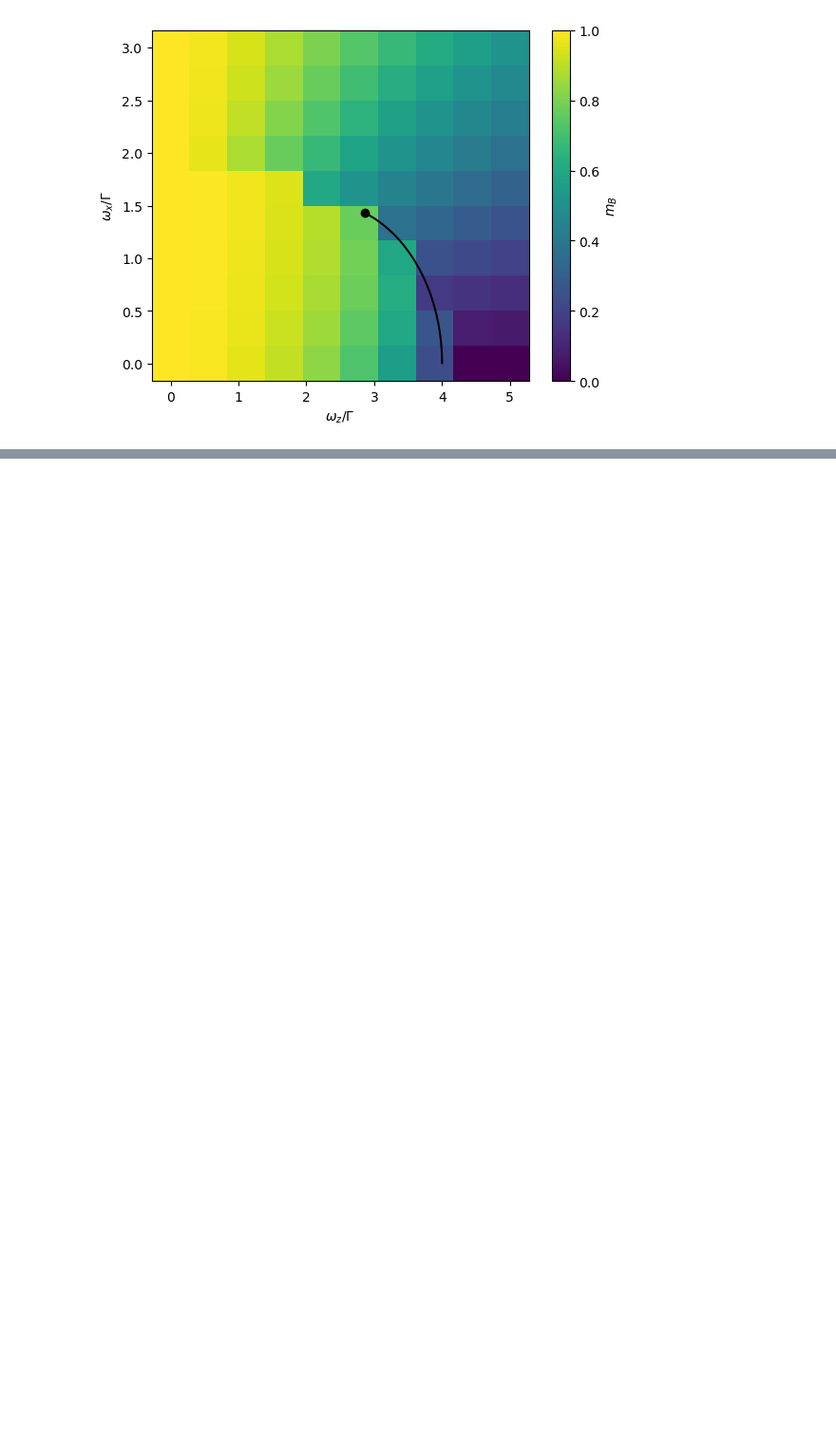
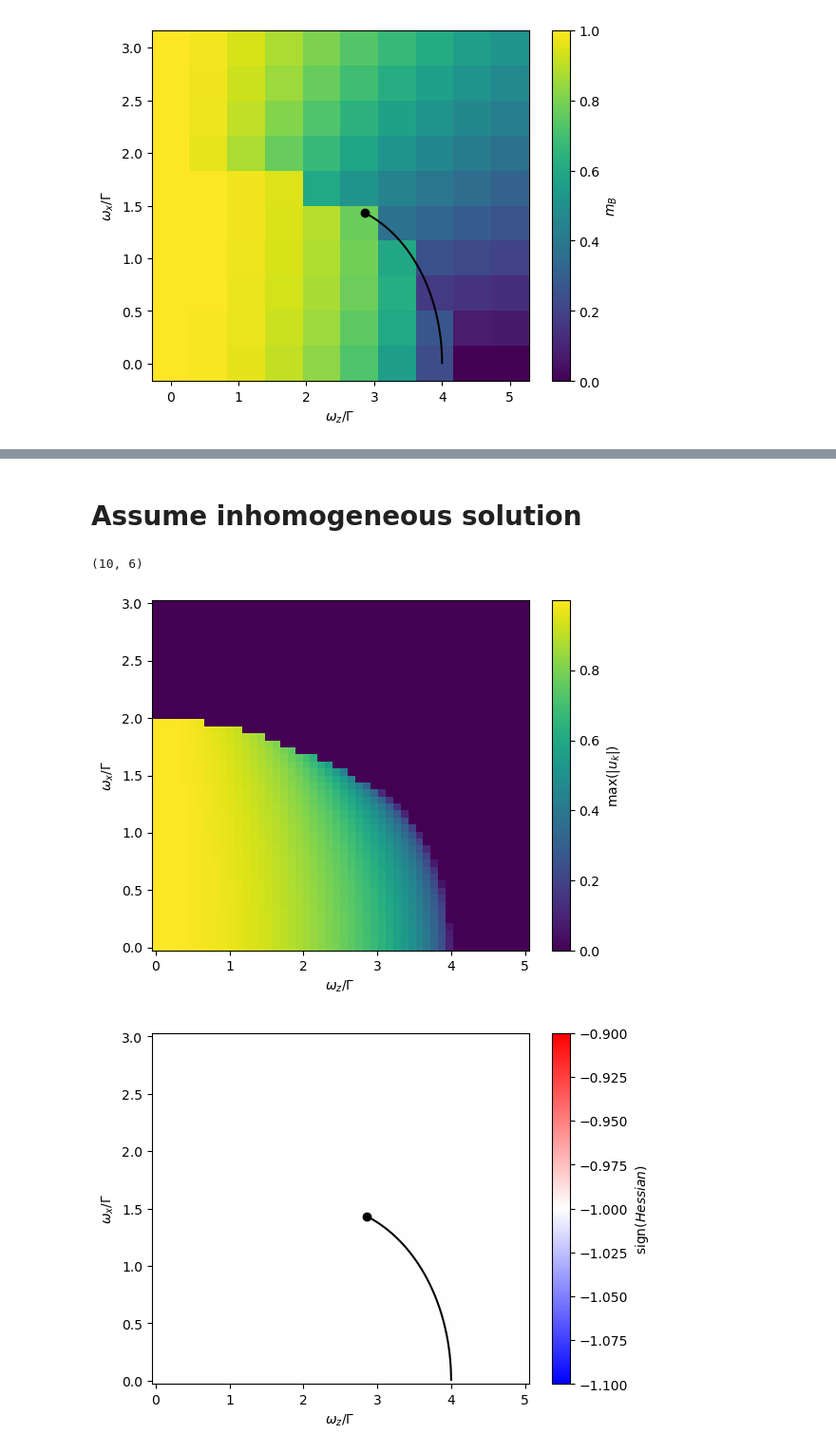
Before and after one commit to chuan97/long-range-ising, a Jupyter notebook: test_antiferro.ipynb, the cells around one changed output, grey strips where cells are left out. Shown at 95% size. Cells and saved outputs as stored; diff of their text form; code cells hidden in the pictures; blank space fills up the shorter version.

```diff
--- a/test_antiferro.ipynb
+++ b/test_antiferro.ipynb
@@ -135,0 +326,59 @@ plt.show()
+# %%
+def uk_f(u, beta, wz, w0, g):
+    return beta*w0*u**2 - 0.5*np.log(2 * np.cosh(0.5 * beta * np.sqrt(wz**2 + 4*(2*u + g)**2))) - 0.5*np.log(2 * np.cosh(0.5 * beta * np.sqrt(wz**2 + 4*(-2*u + g)**2)))
+# %% [markdown]
+# Assume inhomogeneous solution
+# %%
+N = 10
+beta = 10
+wzs = np.linspace(0, 5, 50)
+wxs = np.linspace(0, 3, 50)
+alpha = 0.3
+M = round(N**np.tanh(2*alpha**(1/2)))
+
+print(lams.shape)
+
+us_anti = np.empty((len(wzs), len(wxs)))
+hessian_sign = np.empty((len(wzs), len(wxs)))
+for i, wz in enumerate(wzs):
+    for j, wx in enumerate(wxs):
+        gs = wx * np.ones(N) / 2
+        u1 = minimize(uk_f, x0=0.0, args=(beta, wz, 1, gs[0])).x[0]
+        u2 = minimize(uk_f, x0=2.0, args=(beta, wz, 1, gs[0])).x[0]
+
+        if uk_f(u1, beta, wz, 1, gs[0]) < uk_f(u2, beta, wz, 1, gs[0]):
+            u = u1
+        else:
+            u = u2
+
+        uks = np.zeros(M)
+        uks[-1] = u
+        H = hessian(uks, beta, wz, ws, np.sqrt(N) * lams, gs, N)
+        vals = eigvalsh(H)
+        #print(np.amax(vals))
+        #assert np.amax(vals) < 0
+
+        us_anti[i, j] = np.abs(u)
+        hessian_sign[i, j] = np.amax(vals) / np.abs(np.amax(vals))
+
+
+plt.pcolormesh(wzs, wxs, us_anti.T, cmap='viridis')
+plt.colorbar(label=r'$\max(|u_k|)$')
+plt.ylabel(r'$\omega_x/\Gamma$')
+plt.xlabel(r'$\omega_z/\Gamma$')
+plt.show()
+
+supercritical_pt = 4 * (4/5)**(3/2)
+wzs_dense = np.linspace(supercritical_pt, 4, 100000)
+
+plt.pcolormesh(wzs, wxs, hessian_sign, cmap='bwr')
+plt.plot(wzs_dense, secnd_order_line(wzs_dense), c='k')
+plt.plot(supercritical_pt, secnd_order_line(supercritical_pt), c='k', lw=0, marker='o')
+plt.colorbar(label=r'${\rm sign}(Hessian)$')
+plt.ylabel(r'$\omega_x/\Gamma$')
+plt.xlabel(r'$\omega_z/\Gamma$')
+plt.show()
+# %% [output]
+(10, 6)
+[figure, added]
+[figure, added]
```
Also changed, not shown: parts of 18 cells of this notebook, 3 other files.
